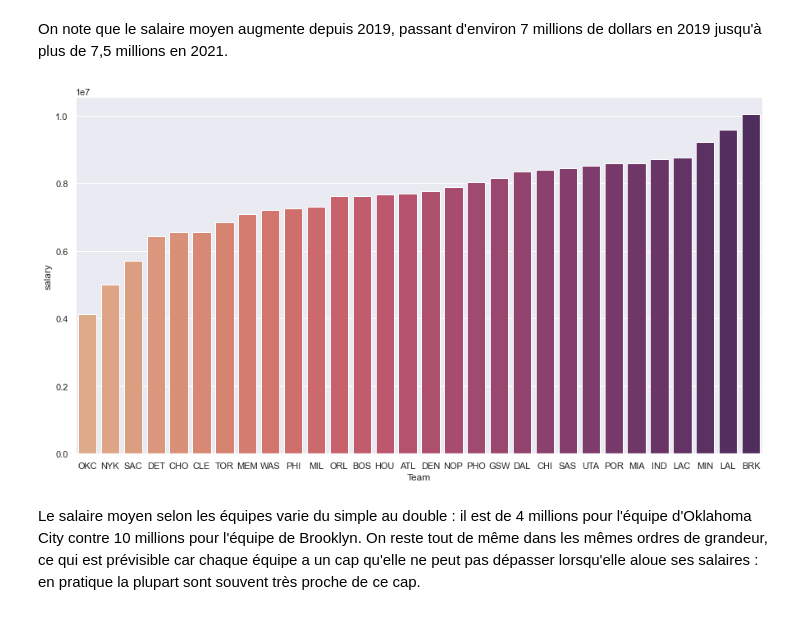
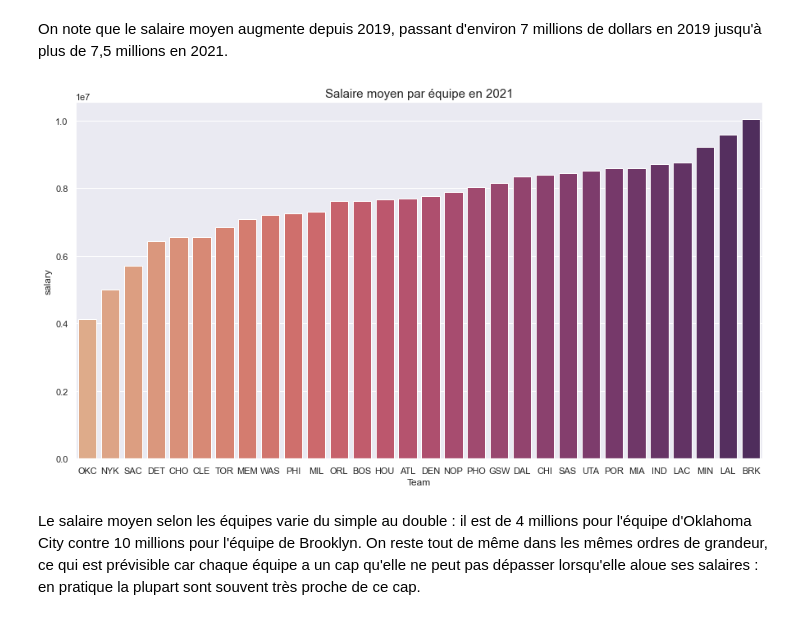
Before and after one commit to nael-farhan/python-project-nba-salaries, a Jupyter notebook: descriptive statistics.ipynb, the cells around one changed output. Drawn from its saved outputs; the diff is of its cells as text; code cells hidden in the pictures.

```diff
--- a/descriptive statistics.ipynb
+++ b/descriptive statistics.ipynb
@@ -109,11 +109,12 @@ On note que le salaire moyen augmente depuis 2019, passant d'environ 7 millions
 # %%
 dfmean = df_21.groupby('team')['salary'].mean().sort_values().to_frame()
 dfmean['Team'] = dfmean.index
 sns.set(rc={'figure.figsize':(15,8)})
+plt.title('Salaire moyen par équipe en 2021', fontsize=15)
 sns.barplot(data =dfmean, x='Team', y='salary', palette="flare")
 plt.show()
 # %% [output]
-[figure, old version]
+[figure, new version]
 # %% [markdown]
 Le salaire moyen selon les équipes varie du simple au double : il est de 4 millions pour l'équipe d'Oklahoma City contre 10 millions pour l'équipe de Brooklyn. On reste tout de même dans les mêmes ordres de grandeur, ce qui est prévisible car chaque équipe a un cap qu'elle ne peut pas dépasser lorsqu'elle aloue ses salaires : en pratique la plupart sont souvent très proche de ce cap.
 # %% [markdown]
```
Also changed, not shown: parts of 4 cells of this notebook, 3 other files.
